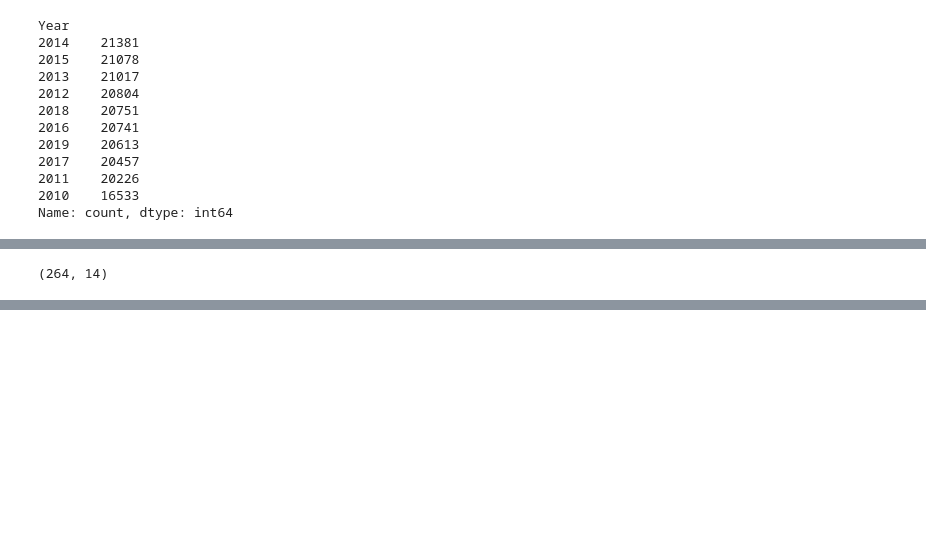
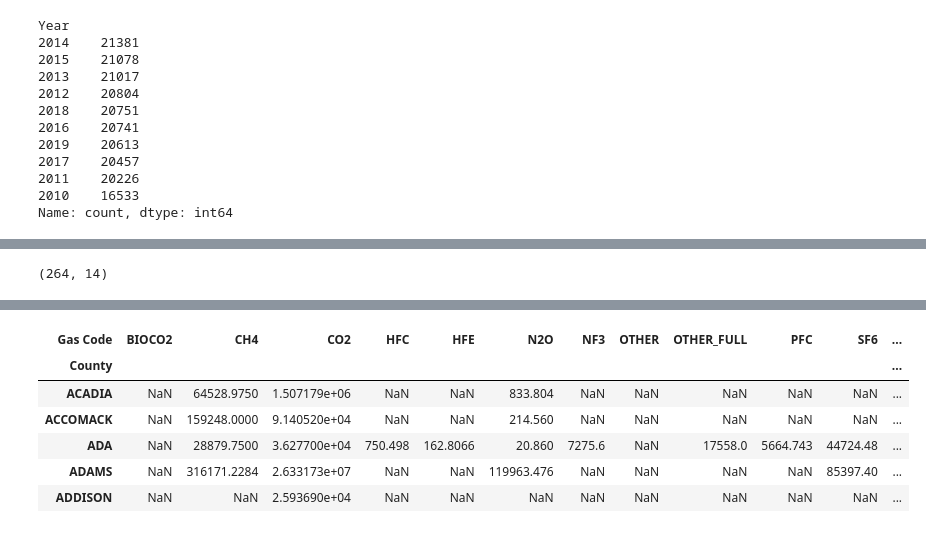
Before and after one commit to EnviroTechSean/TeamPunchParty, a Jupyter notebook: modeling1.ipynb, the cells around one changed output, grey strips where cells are left out. Saved outputs shown, nothing was run; the diff lists cells and outputs as text; code cells hidden in the pictures; blank space fills up the shorter version.

```diff
--- a/modeling1.ipynb
+++ b/modeling1.ipynb
@@ -190,8 +221,11 @@ air_quality_texas= air_quality_texas[air_quality_texas["ReportYear"]==2011]
 gas_types_texas= gas_types[gas_types["Year"]==2011]
-# %%
-air_quality_texas.shape
-# %% [output]
-(264, 14)
+# %%
+gas_types_2011 = gas_types[gas_types["Year"]==2011]
+air_quality_2011 = air_quality[air_quality["ReportYear"]==2011]
+# %%
+air_quality_2011
+# %% [output]
+(264, 14)
 # %%
 gas_types_texas.value_counts()
 # %% [output]
@@ -209,9 +243,19 @@ Address Line 1            City       CO2 Emission  County     Facility ID  Gas C
 YU JONES RD               THOMPSONS  1.759609e+07  FORT       1006868      CO2       CARBON DIOXIDE       29.478300  -95.635800   TEXAS         2011  77469     W A PARISH                               ...
 Name: count, Length: 20050, dtype: int64
 # %%
-pivot_df = gas_types_texas.pivot_table(
+pivot_df = gas_types_2011.pivot_table(
     index='County',      # Rows (index) will be 'county'
     columns='Gas Code',  # Columns will be the unique values from 'gas_type'
     values='CO2 Emission',  # Values in the cells will be the 'emissions'
     aggfunc='sum'        # Aggregate function to combine emissions, sum in this case
 )
+# %%
+pivot_df.head()
+# %% [output]
+| Gas Code | BIOCO2 | CH4 | CO2 | HFC | HFE | N2O | NF3 | OTHER | OTHER_FULL | PFC | SF6 | ... |
+| County |  |  |  |  |  |  |  |  |  |  |  | ... |
+| ACADIA | NaN | 64528.9750 | 1.507179e+06 | NaN | NaN | 833.804 | NaN | NaN | NaN | NaN | NaN | ... |
+| ACCOMACK | NaN | 159248.0000 | 9.140520e+04 | NaN | NaN | 214.560 | NaN | NaN | NaN | NaN | NaN | ... |
+| ADA | NaN | 28879.7500 | 3.627700e+04 | 750.498 | 162.8066 | 20.860 | 7275.6 | NaN | 17558.0 | 5664.743 | 44724.48 | ... |
+| ADAMS | NaN | 316171.2284 | 2.633173e+07 | NaN | NaN | 119963.476 | NaN | NaN | NaN | NaN | 85397.40 | ... |
+| ADDISON | NaN | NaN | 2.593690e+04 | NaN | NaN | NaN | NaN | NaN | NaN | NaN | NaN | ... |
```
Also changed, not shown: parts of 43 cells of this notebook, 11 other files.
